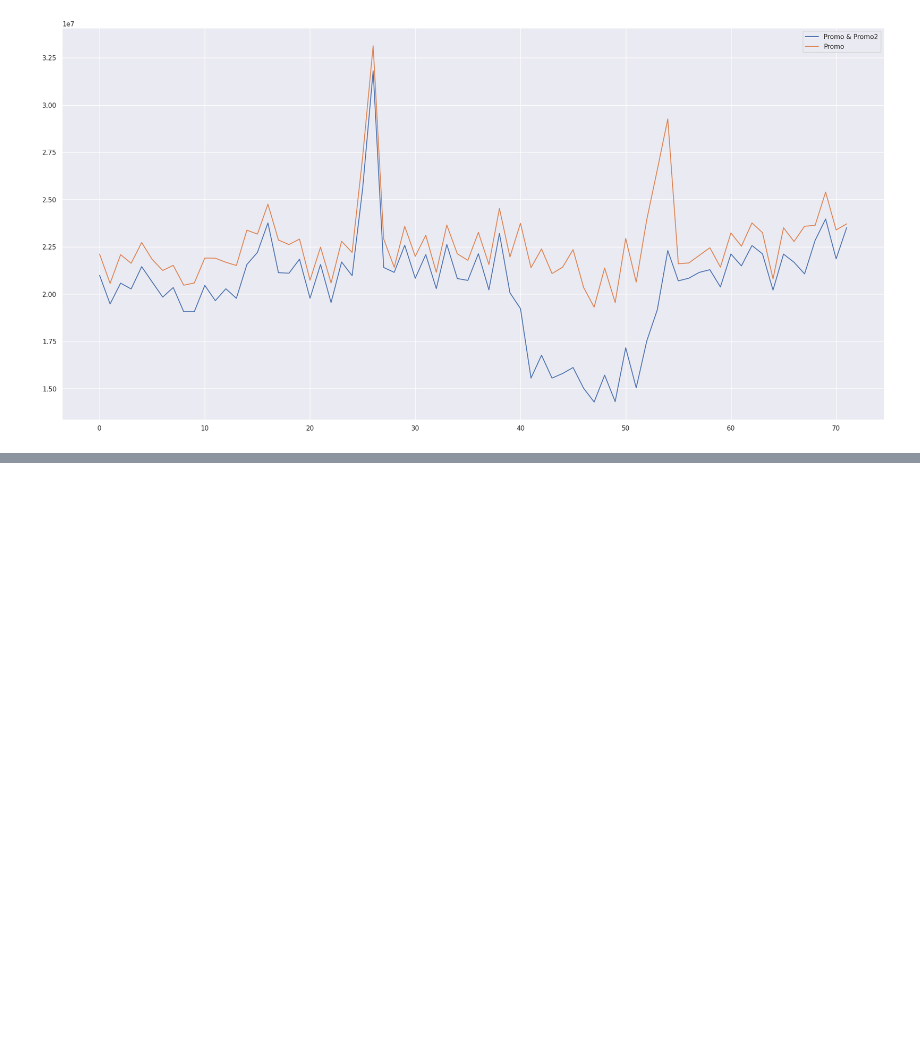
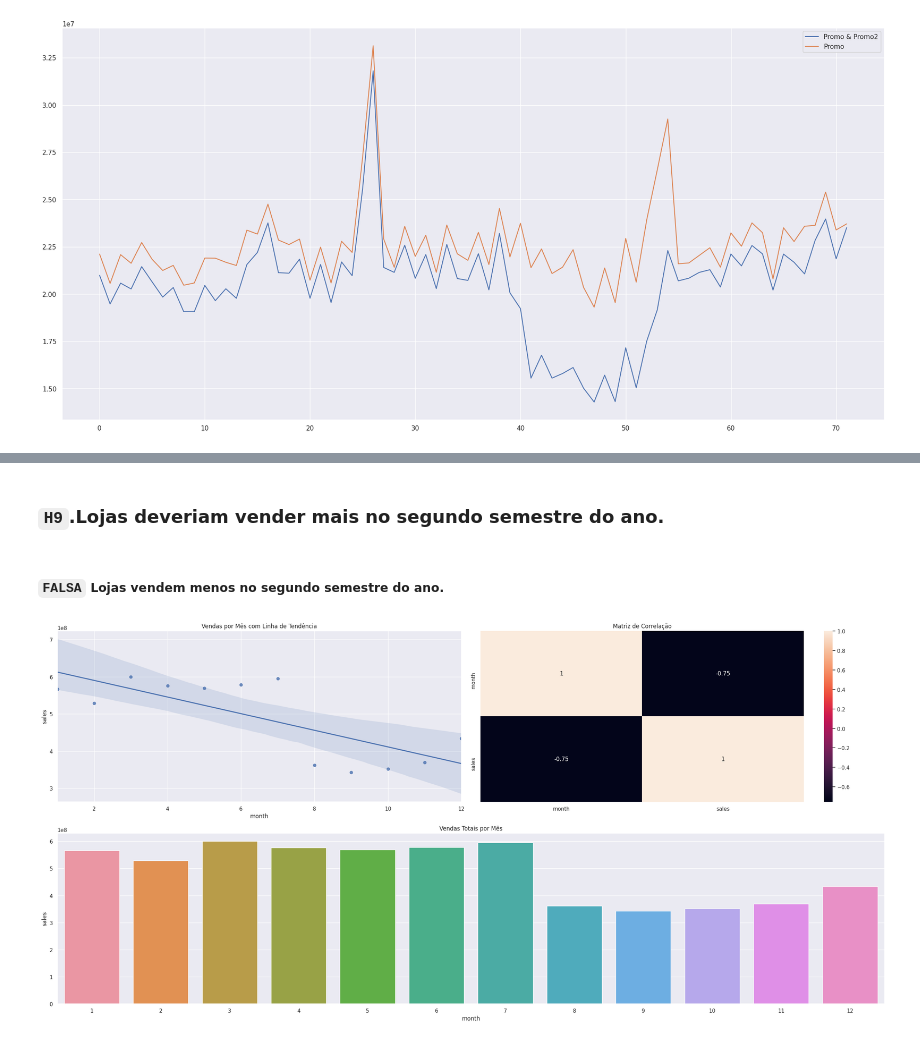
Before and after one commit to phfreitass/rossaman-sales-forecast, a Jupyter notebook: notebooks/1.0.ph_rossmann_store_sales.ipynb, the cells around one changed output, grey strips where cells are left out. Saved outputs shown, nothing was run; the diff lists cells and outputs as text; code cells hidden in the pictures; blank space fills up the shorter version.

```diff
--- a/notebooks/1.0.ph_rossmann_store_sales.ipynb
+++ b/notebooks/1.0.ph_rossmann_store_sales.ipynb
@@ -942,0 +999,26 @@ ax.legend(labels=['Promo & Promo2', 'Promo']);
+# %% [markdown]
+### `H9`.Lojas deveriam vender mais no segundo semestre do ano.
+# %% [markdown]
+##### **`FALSA`** Lojas vendem menos no segundo semestre do ano.
+# %%
+# Agrupa os dados por meses e soma as vendas
+aux1 = df4[['month', 'sales']].groupby('month').sum().reset_index()
+
+# Primeiro subplot: Gráfico de barras de vendas por Mês
+plt.subplot(212)
+sns.barplot(x='month', y='sales', data=aux1)
+plt.title('Vendas Totais por Mẽs')
+
+# Segundo subplot: Gráfico de dispersão com linha de tendência de vendas por Mês
+plt.subplot(221)
+sns.regplot(x='month', y='sales', data=aux1)
+plt.title('Vendas por Mês com Linha de Tendência')
+
+# Terceiro subplot: Mapa de calor da correlação entre variáveis
+plt.subplot(222)
+sns.heatmap(aux1.corr(method='pearson'), annot=True);
+plt.title('Matriz de Correlação')
+
+plt.tight_layout()
+# %% [output]
+[figure, added]
```
Also changed, not shown: parts of 29 cells of this notebook.
